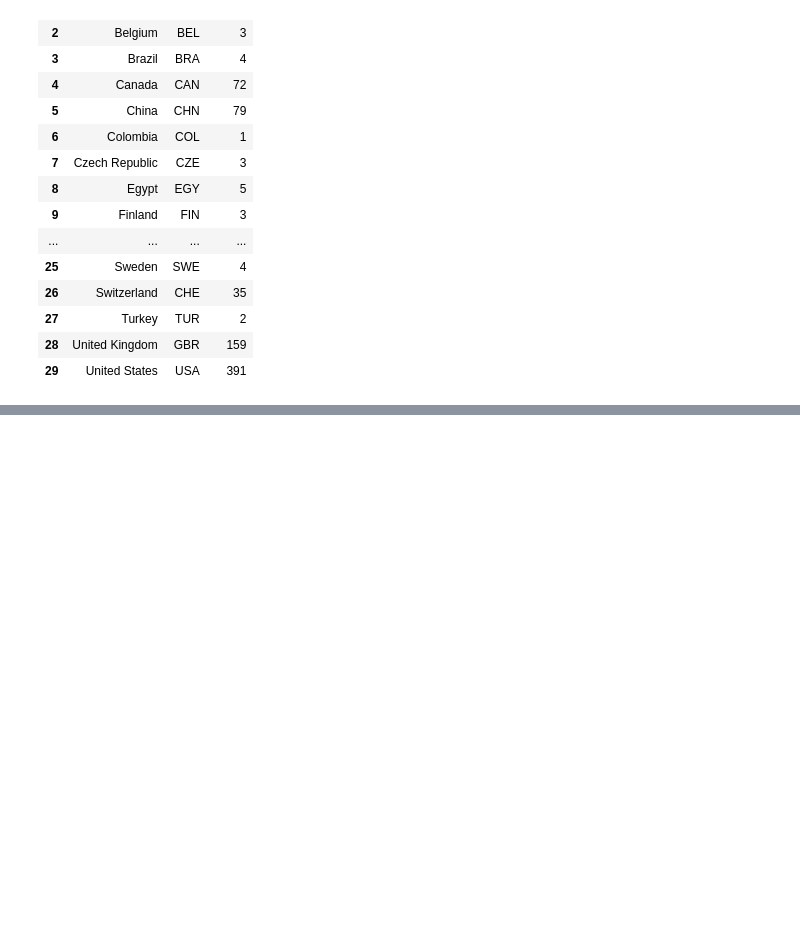
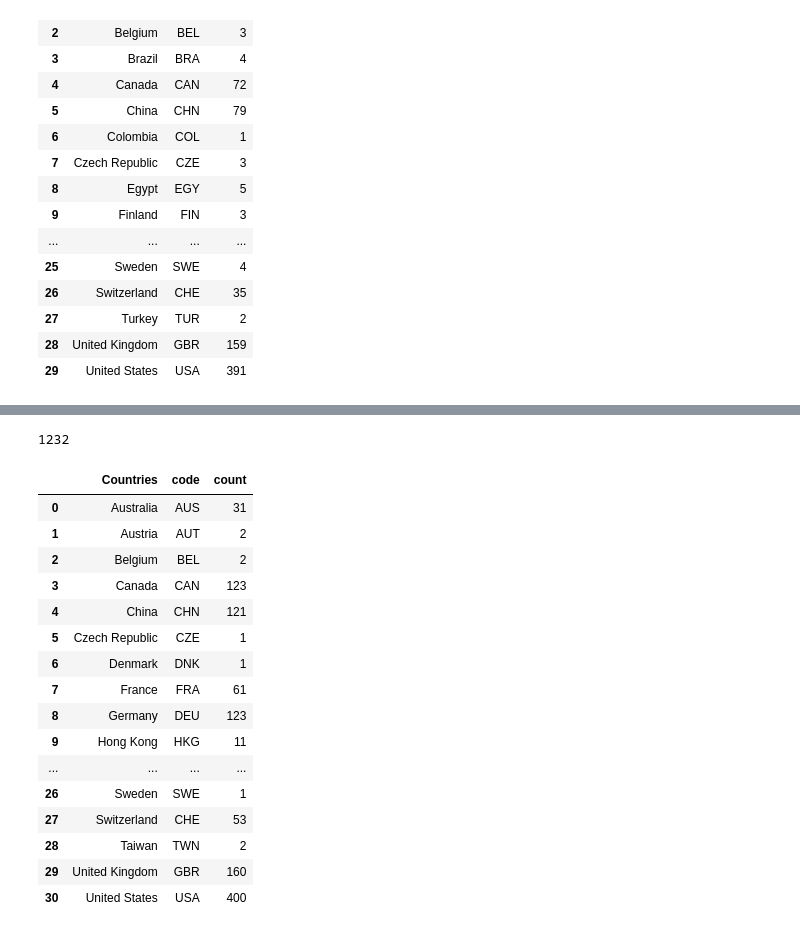
Before and after one commit to v15hv4/MICCAI-Geographical-Diversity-Dataset, a Jupyter notebook: countries_list.ipynb, the cells around one changed output, grey strips where cells are left out. Drawn from its saved outputs; the diff is of its cells as text; code cells hidden in the pictures; blank space fills up the shorter version.

Commit message:
miccai 2017 data analysis code added

```diff
--- a/countries_list.ipynb
+++ b/countries_list.ipynb
@@ -443,0 +503,4 @@ fig.write_html("plots/2016-bar.html")
+# %%
+# Make the university name homogeneous
+unc_names = pd.unique(df_2017_c[df_2017_c['Institutes'].str.contains(r'Chapel Hill') == True]['Institutes'])
+unc_names
@@ -443,0 +512,3 @@ fig.write_html("plots/2016-bar.html")
+# %%
+for name in unc_names:
+    df_2017_c['Institutes'] = df_2017_c['Institutes'].replace(to_replace=name, value='University of North Carolina, Chapel Hill')
@@ -443,0 +541,3 @@ fig.write_html("plots/2016-bar.html")
+# %%
+df_2017_countries = df_2017_c.drop_duplicates(subset = ["Name", "Countries"]).reset_index()
+df_2017_countries
@@ -443,0 +558,32 @@ fig.write_html("plots/2016-bar.html")
+# %%
+code_csv = pd.read_csv('./data/code.csv')
+
+code_dict = code_csv.set_index('COUNTRY').T.to_dict('list')
+
+df_2017_countries['code'] = df_2017_countries['Countries'].apply(lambda x: code_dict[x][0])
+# %%
+df_2017_countries
+len(pd.unique(df_2017_countries['Name'] + df_2017_countries['code']))
+# %% [output]
+1232
+# %%
+df = df_2017_countries.groupby(['Countries', 'code']).size().to_frame(name='count').reset_index()
+df
+# %% [output]
+|  | Countries | code | count |
+| 0 | Australia | AUS | 31 |
+| 1 | Austria | AUT | 2 |
+| 2 | Belgium | BEL | 2 |
+| 3 | Canada | CAN | 123 |
+| 4 | China | CHN | 121 |
+| 5 | Czech Republic | CZE | 1 |
+| 6 | Denmark | DNK | 1 |
+| 7 | France | FRA | 61 |
+| 8 | Germany | DEU | 123 |
+| 9 | Hong Kong | HKG | 11 |
+| ... | ... | ... | ... |
+| 26 | Sweden | SWE | 1 |
+| 27 | Switzerland | CHE | 53 |
+| 28 | Taiwan | TWN | 2 |
+| 29 | United Kingdom | GBR | 160 |
+| 30 | United States | USA | 400 |
```
Also changed, not shown: parts of 18 cells of this notebook.
